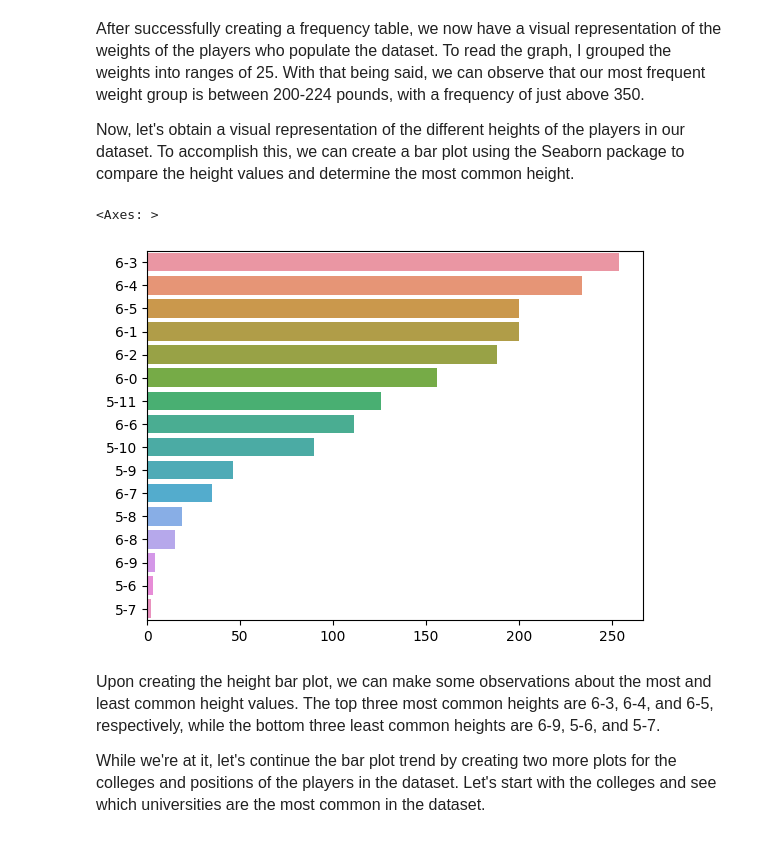
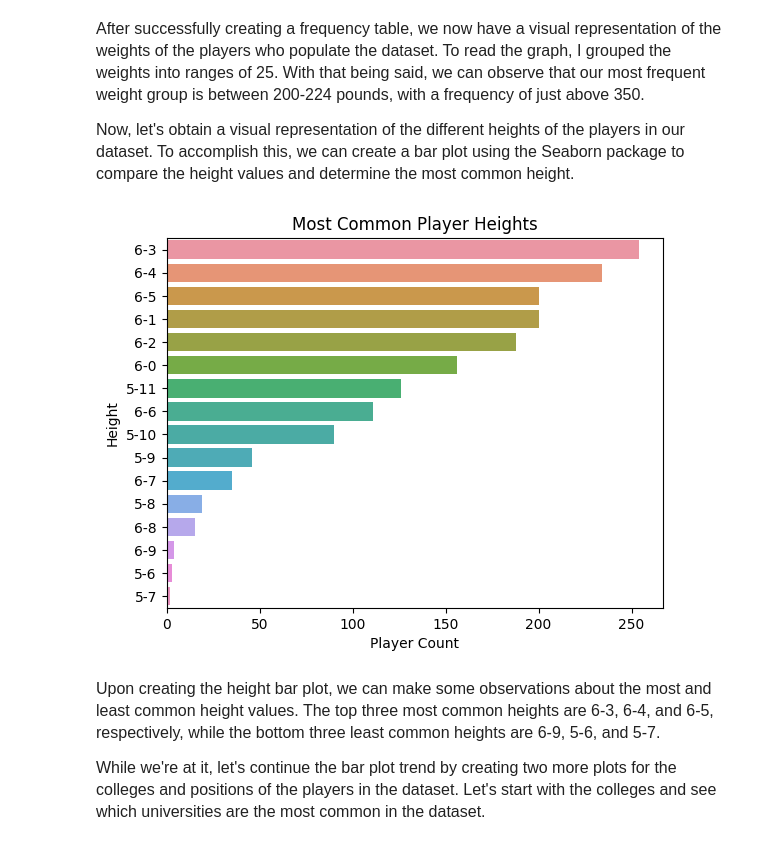
Before and after one commit to glaframb71/CS39AA-Project, a Jupyter notebook: 39aa-project.ipynb, the cells around one changed output. Cells and saved outputs as stored; diff of their text form; code cells hidden in the pictures.

```diff
--- a/39aa-project.ipynb
+++ b/39aa-project.ipynb
@@ -109,22 +109,27 @@ plt.show()
 # %%
 heights = players['height'].str.split()
 heights = heights.tolist()
 heightsGathered=[word for i in heights for word in i]
 
 from collections import Counter
 heightCounter=Counter(heightsGathered)
 heightMost=heightCounter.most_common()
 
 x, y = [], []
 for word, count in heightMost:
     if (word not in stopwords):
         x.append(word)
         y.append(count)
 
-sns.barplot(x=y, y=x)
+heightPlot = sns.barplot(x=y, y=x)
+
+heightPlot.set_title("Most Common Player Heights")
+heightPlot.set_xlabel('Player Count')
+heightPlot.set_ylabel('Height')
+
+plt.show()
 # %% [output]
-<Axes: >
-[figure, old version]
+[figure, new version]
 # %% [markdown]
 <font size ="3">Upon creating the height bar plot, we can make some observations about the most and least common height values. The top three most common heights are 6-3, 6-4, and 6-5, respectively, while the bottom three least common heights are 6-9, 5-6, and 5-7.</font>
 
```
Also changed, not shown: parts of 3 cells of this notebook.
